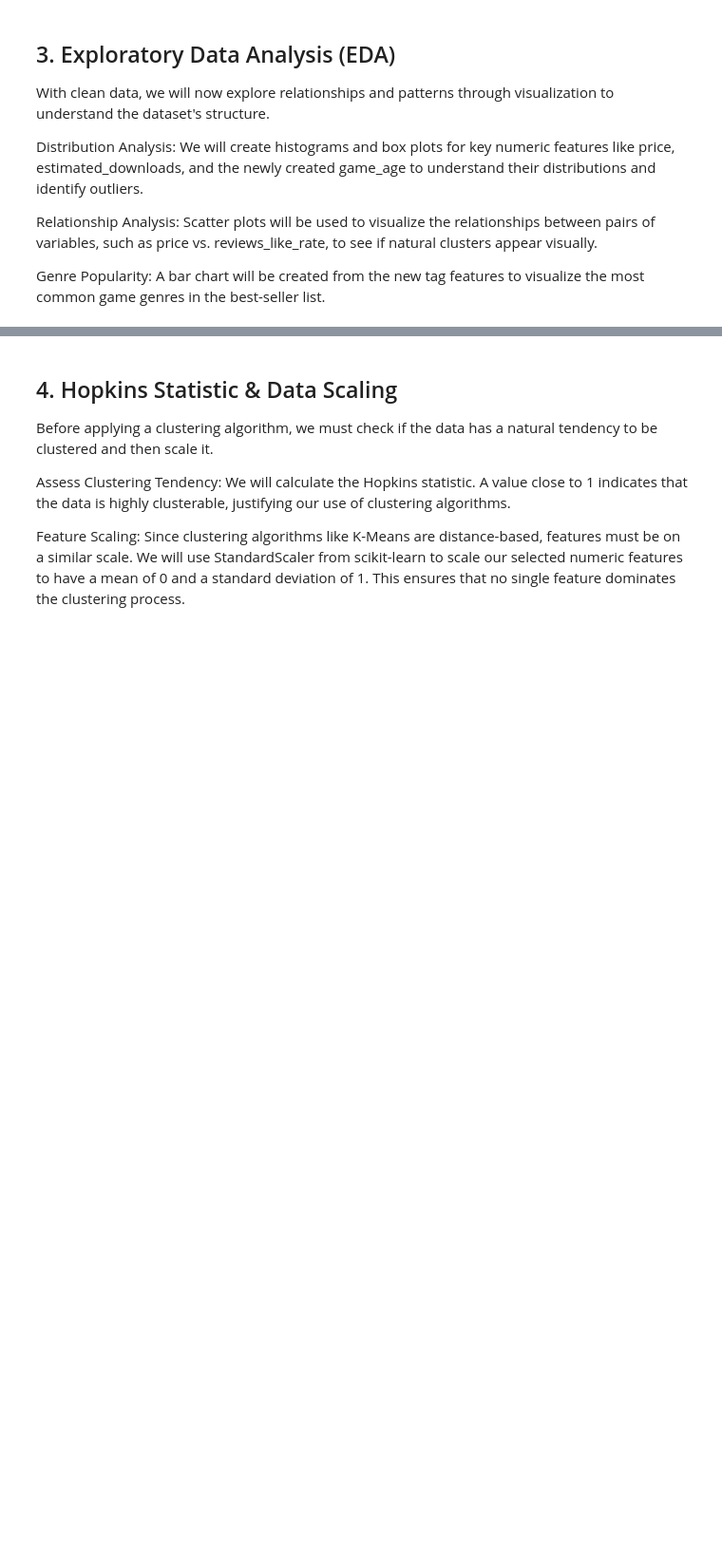
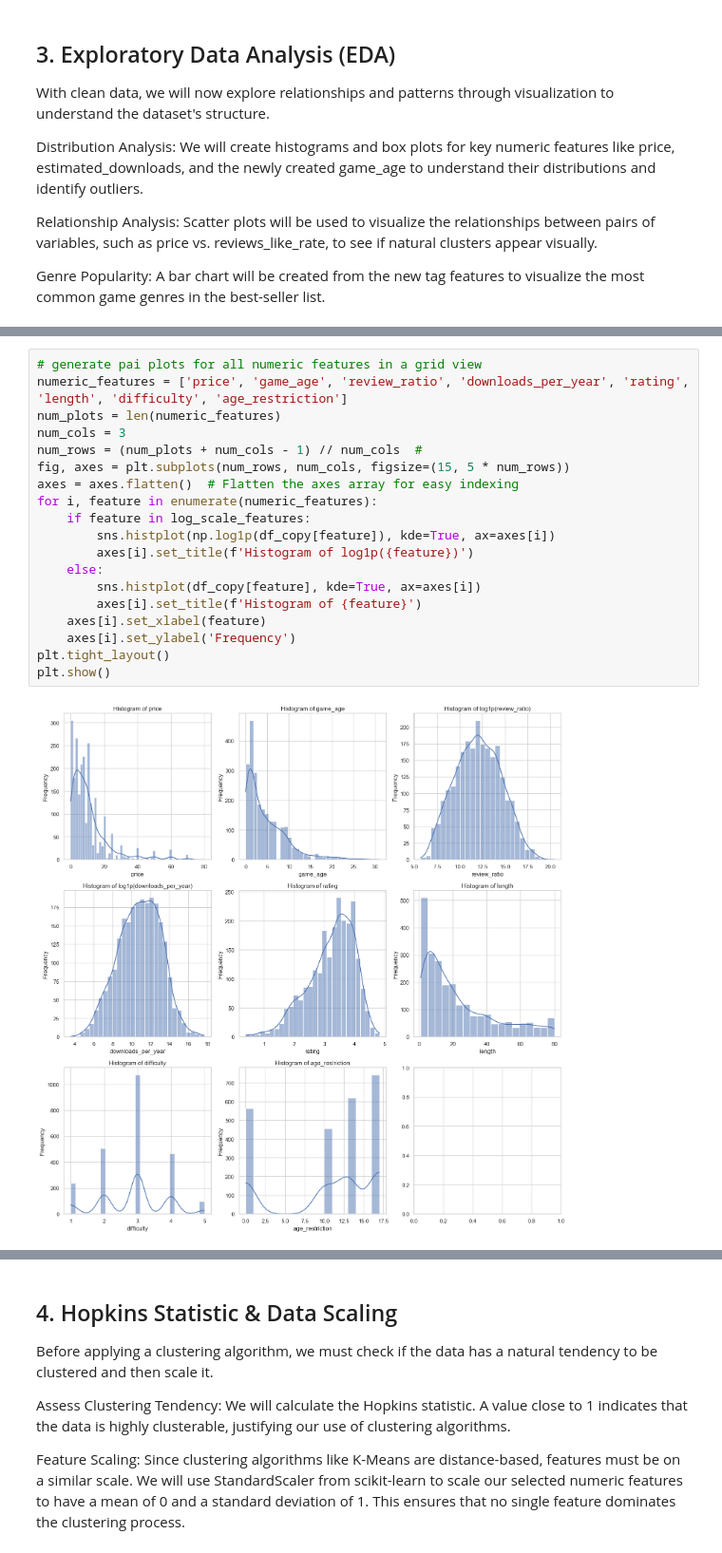
Before and after one commit to nuwanwixx/MDSAI25_ADM_MiniProject, a Jupyter notebook: besSelling_steam_games_analysis.ipynb, the cells around one changed output, grey strips where cells are left out. Shown at 95% size. Saved outputs shown, nothing was run; the diff lists cells and outputs as text; blank space fills up the shorter version.

```diff
--- a/besSelling_steam_games_analysis.ipynb
+++ b/besSelling_steam_games_analysis.ipynb
@@ -386,0 +615,21 @@ Genre Popularity: A bar chart will be created from the new tag features to visua
+# %%
+# generate pai plots for all numeric features in a grid view
+numeric_features = ['price', 'game_age', 'review_ratio', 'downloads_per_year', 'rating', 'length', 'difficulty', 'age_restriction']
+num_plots = len(numeric_features)
+num_cols = 3
+num_rows = (num_plots + num_cols - 1) // num_cols  #
+fig, axes = plt.subplots(num_rows, num_cols, figsize=(15, 5 * num_rows))
+axes = axes.flatten()  # Flatten the axes array for easy indexing
+for i, feature in enumerate(numeric_features):
+    if feature in log_scale_features:
+        sns.histplot(np.log1p(df_copy[feature]), kde=True, ax=axes[i])
+        axes[i].set_title(f'Histogram of log1p({feature})')
+    else:
+        sns.histplot(df_copy[feature], kde=True, ax=axes[i])
+        axes[i].set_title(f'Histogram of {feature}')
+    axes[i].set_xlabel(feature)
+    axes[i].set_ylabel('Frequency')
+plt.tight_layout()
+plt.show()
+# %% [output]
+[figure, added]
```
Also changed, not shown: parts of 52 cells of this notebook.
